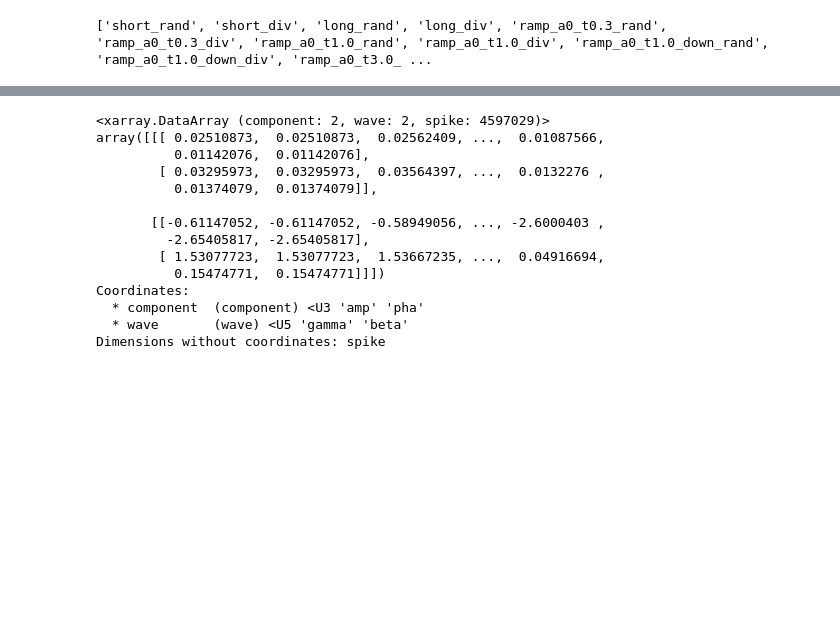
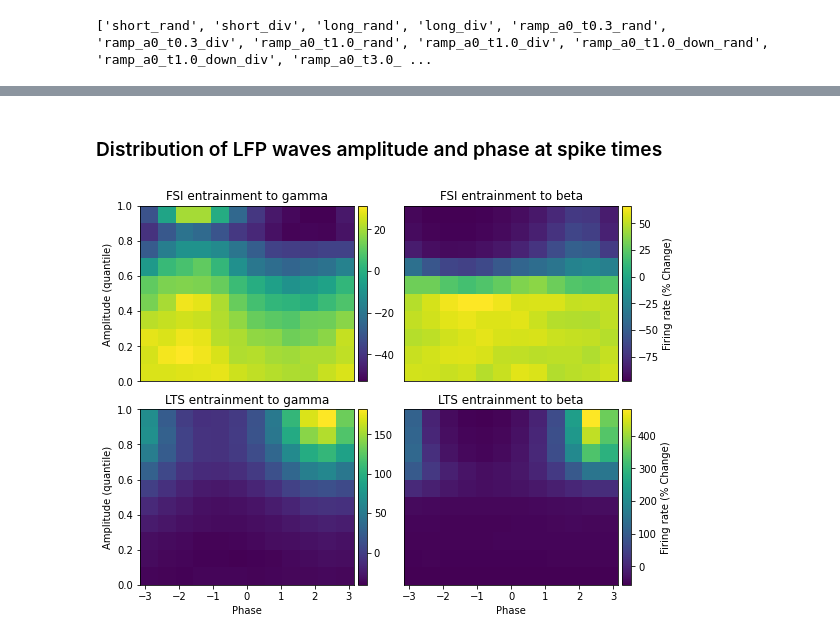
Before and after one commit to chenziao/M1ten_thousand, a Jupyter notebook: Analysis/Analyze_Entrainment_LFP.ipynb, the cells around one changed output, grey strips where cells are left out. Cells and saved outputs as stored; diff of their text form; code cells hidden in the pictures; blank space fills up the shorter version.

Commit message:
Finalize LFP entrainment analysis.

```diff
--- a/Analysis/Analyze_Entrainment_LFP.ipynb
+++ b/Analysis/Analyze_Entrainment_LFP.ipynb
@@ -79,17 +87,5 @@ amp_pha = {p: xr.DataArray(x,
-# %%
-amp_pha['FSI']
-# %% [output]
-<xarray.DataArray (component: 2, wave: 2, spike: 4597029)>
-array([[[ 0.02510873,  0.02510873,  0.02562409, ...,  0.01087566,
-          0.01142076,  0.01142076],
-        [ 0.03295973,  0.03295973,  0.03564397, ...,  0.0132276 ,
-          0.01374079,  0.01374079]],
-
-       [[-0.61147052, -0.61147052, -0.58949056, ..., -2.6000403 ,
-         -2.65405817, -2.65405817],
-        [ 1.53077723,  1.53077723,  1.53667235, ...,  0.04916694,
-          0.15474771,  0.15474771]]])
-Coordinates:
-  * component  (component) <U3 'amp' 'pha'
-  * wave       (wave) <U5 'gamma' 'beta'
-Dimensions without coordinates: spike
+# %%
+pop_ids, info = ps.load_trial(trials[0], pop_names, only_id=True)
+pop_num = {p: len(ids) for p, ids in pop_ids.items()}
+# %% [markdown]
+### Distribution of LFP waves amplitude and phase at spike times
@@ -95,0 +102,42 @@ Dimensions without coordinates: spike
+# %%
+waves = lfp_waves.wave.values
+n_waves = len(waves)
+n_pop = len(pop_names)
+
+fr_hist = np.zeros((n_pop, n_waves, nbins_pha, nbins_amp))
+
+for i, p in enumerate(pop_names):
+    for j, w in enumerate(waves):
+        ap = amp_pha[p].sel(wave=w)
+        fr, _, _ = np.histogram2d(ap.sel(component='pha'), ap.sel(component='amp'), bins=(pha_bins, amp_bins.sel(wave=w)))
+        fr /= pop_num[p] * duration
+        fr_mean = fr.mean()
+        fr_hist[i, j] = 100 * (fr - fr_mean) / fr_mean
+# %%
+common_clim = False
+
+_, axs = plt.subplots(n_pop, n_waves, figsize=(4 * n_pop, 3 * n_waves), squeeze=False, constrained_layout=True)
+for i, p in enumerate(pop_names):
+    if common_clim:
+        vmin, vmax = fr_hist[i].min(), fr_hist[i].max()
+    else:
+        vmin, vmax = None, None
+    for j, w in enumerate(waves):
+        ax = axs[i, j]
+        pcm = ax.pcolormesh(pha_bins, quantiles, fr_hist[i, j].T, vmin=vmin, vmax=vmax)
+        ax.set_title(f'{p} entrainment to {w}')
+        if i < n_pop - 1:
+            ax.get_xaxis().set_visible(False)
+        else:
+            ax.set_xlabel('Phase')
+        if j > 0:
+            ax.get_yaxis().set_visible(False)
+        else:
+            ax.set_ylabel('Amplitude (quantile)')
+        if not common_clim:
+            plt.colorbar(mappable=pcm, ax=ax, label='Firing rate (% Change)' if j == n_waves - 1 else None, pad=0.02)
+    if common_clim:
+        plt.colorbar(mappable=pcm, ax=axs[i], label='Firing rate (% Change)', pad=0.02)
+plt.show()
+# %% [output]
+[figure, added]
```
Also changed, not shown: parts of 6 cells of this notebook, 1 other file.
